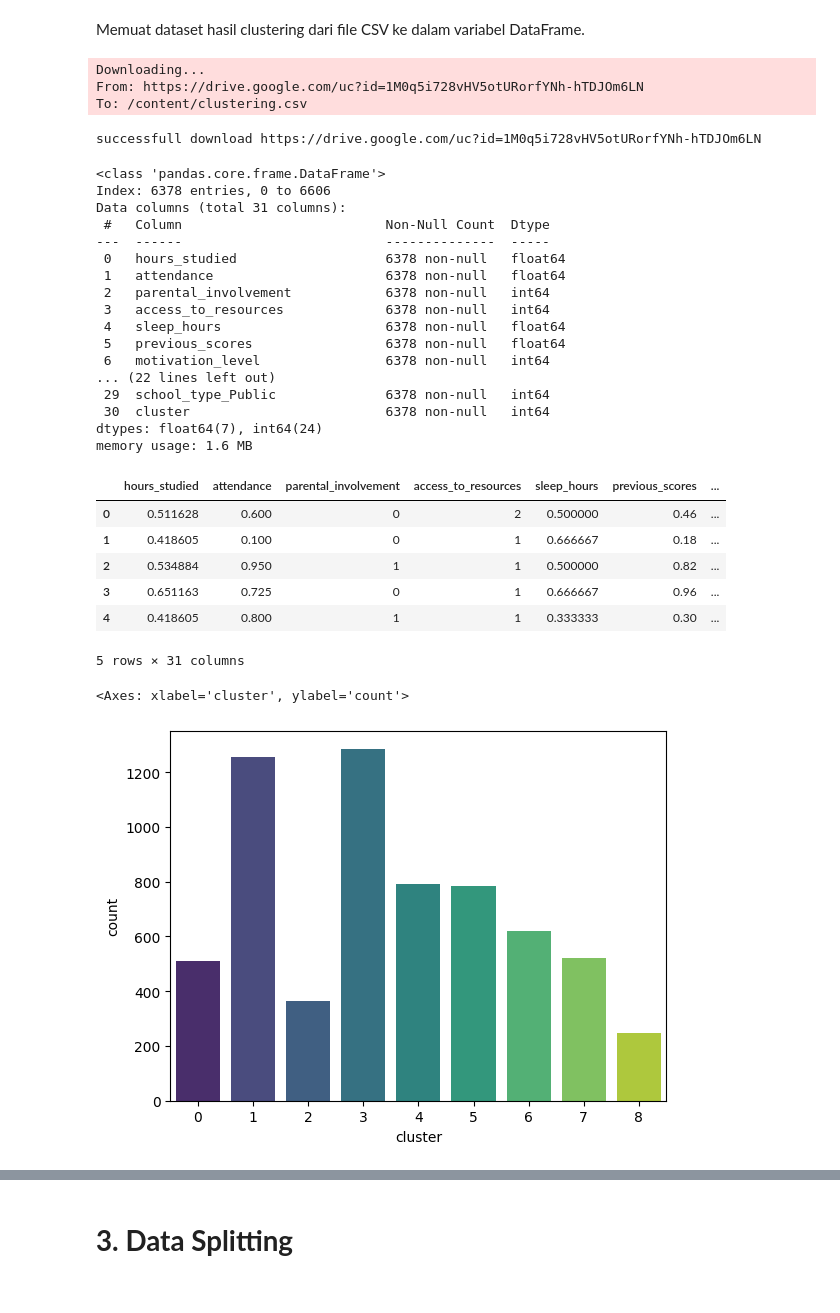
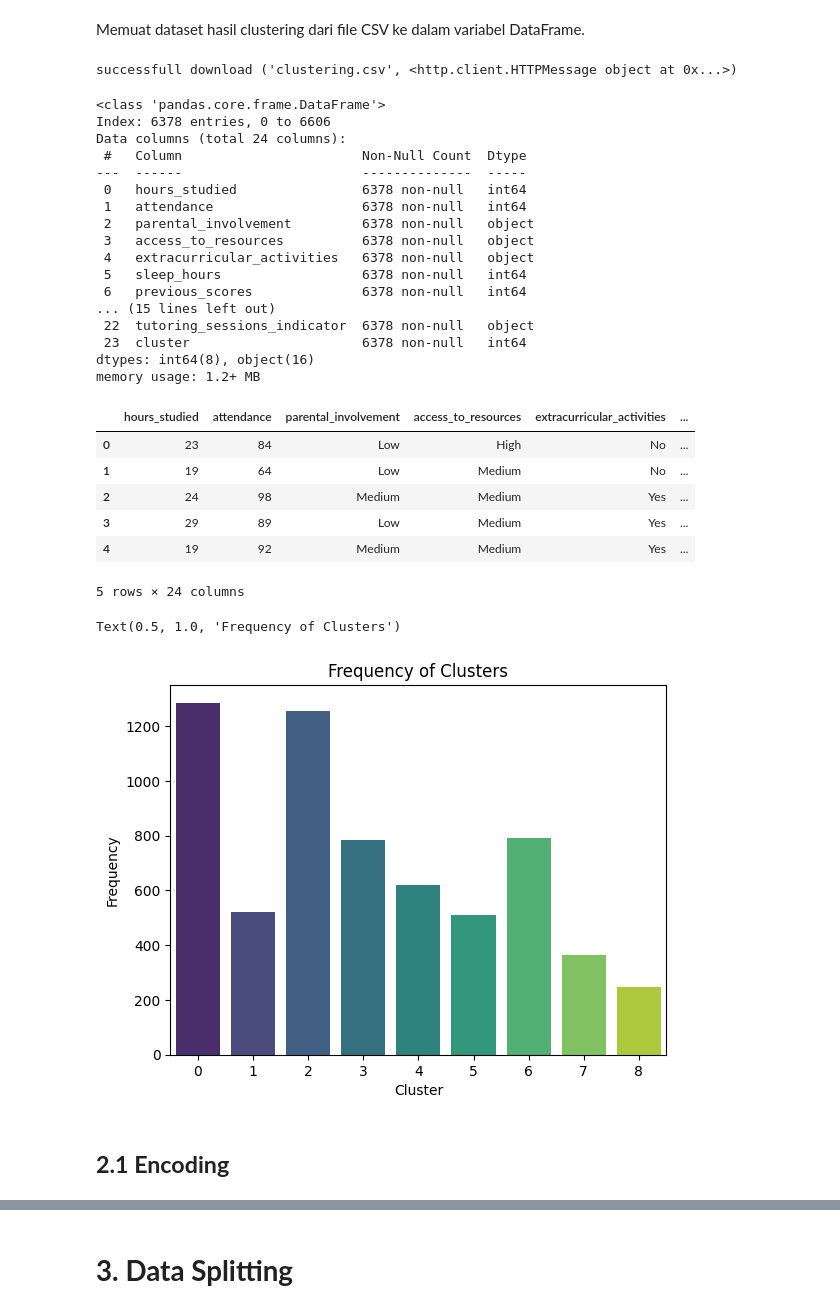
Before and after one commit to sayid-alt/student-performance-factor-analysis, a Jupyter notebook: [Klasifikasi]_Submission_Akhir_BMLP_Sayid_Muhammad_Heykal.ipynb, the cells around one changed output, grey strips where cells are left out. Cells and saved outputs as stored; diff of their text form; code cells hidden in the pictures.

Commit message:
Use decision tree model for unscaling dataset

```diff
--- a/[Klasifikasi]_Submission_Akhir_BMLP_Sayid_Muhammad_Heykal.ipynb
+++ b/[Klasifikasi]_Submission_Akhir_BMLP_Sayid_Muhammad_Heykal.ipynb
@@ -30,56 +33,54 @@ from sklearn.model_selection import GridSearchCV, RandomizedSearchCV, learning_c
 # %% [markdown]
 Memuat dataset hasil clustering dari file CSV ke dalam variabel DataFrame.
 # %%
-DRIVE_LINK = 'https://drive.google.com/file/d/1M0q5i728vHV5otURorfYNh-hTDJOm6LN/view?usp=sharing'
-def fetch_clustered_data(drive_link=DRIVE_LINK):
-  drive_link = drive_link
-  file_id = drive_link.split('/')[-2]
-  download_link = f'https://drive.google.com/uc?id={file_id}'
+RAW_FILE = 'https://raw.githubusercontent.com/sayid-alt/student-performance-factor-analysis/refs/heads/main/datasets/data-labeled.csv'
 
-  gdown.download(download_link, 'clustering.csv')
+def fetch_clustered_data(link=RAW_FILE):
+  download_link = urllib.request.urlretrieve(link, 'clustering.csv')
   print(f'\nsuccessfull download {download_link}')
-
   df = pd.read_csv('clustering.csv', encoding='utf-8', index_col=0)
   return df
 # %%
 df_clustered = fetch_clustered_data()
 # %% [output]
-Downloading...
-From: https://drive.google.com/uc?id=1M0q5i728vHV5otURorfYNh-hTDJOm6LN
-To: /content/clustering.csv
+successfull download ('clustering.csv', <http.client.HTTPMessage object at 0x...>)
-successfull download https://drive.google.com/uc?id=1M0q5i728vHV5otURorfYNh-hTDJOm6LN
 # %%
 df_clustered.info()
 # %% [output]
 <class 'pandas.core.frame.DataFrame'>
 Index: 6378 entries, 0 to 6606
-Data columns (total 31 columns):
- #   Column                          Non-Null Count  Dtype
----  ------                          --------------  -----
- 0   hours_studied                   6378 non-null   float64
- 1   attendance                      6378 non-null   float64
- 2   parental_involvement            6378 non-null   int64
- 3   access_to_resources             6378 non-null   int64
- 4   sleep_hours                     6378 non-null   float64
- 5   previous_scores                 6378 non-null   float64
- 6   motivation_level                6378 non-null   int64
-... (22 lines left out)
- 29  school_type_Public              6378 non-null   int64
- 30  cluster                         6378 non-null   int64
-dtypes: float64(7), int64(24)
-memory usage: 1.6 MB
+Data columns (total 24 columns):
+ #   Column                       Non-Null Count  Dtype
+---  ------                       --------------  -----
+ 0   hours_studied                6378 non-null   int64
+ 1   attendance                   6378 non-null   int64
+ 2   parental_involvement         6378 non-null   object
+ 3   access_to_resources          6378 non-null   object
+ 4   extracurricular_activities   6378 non-null   object
+ 5   sleep_hours                  6378 non-null   int64
+ 6   previous_scores              6378 non-null   int64
+... (15 lines left out)
+ 22  tutoring_sessions_indicator  6378 non-null   object
+ 23  cluster                      6378 non-null   int64
+dtypes: int64(8), object(16)
+memory usage: 1.2+ MB
 # %%
 df_clustered.head()
 # %% [output]
-|  | hours_studied | attendance | parental_involvement | access_to_resources | sleep_hours | previous_scores | ... |
-| 0 | 0.511628 | 0.600 | 0 | 2 | 0.500000 | 0.46 | ... |
-| 1 | 0.418605 | 0.100 | 0 | 1 | 0.666667 | 0.18 | ... |
-| 2 | 0.534884 | 0.950 | 1 | 1 | 0.500000 | 0.82 | ... |
-| 3 | 0.651163 | 0.725 | 0 | 1 | 0.666667 | 0.96 | ... |
-| 4 | 0.418605 | 0.800 | 1 | 1 | 0.333333 | 0.30 | ... |
+|  | hours_studied | attendance | parental_involvement | access_to_resources | extracurricular_activities | ... |
+| 0 | 23 | 84 | Low | High | No | ... |
+| 1 | 19 | 64 | Low | Medium | No | ... |
+| 2 | 24 | 98 | Medium | Medium | Yes | ... |
+| 3 | 29 | 89 | Low | Medium | Yes | ... |
+| 4 | 19 | 92 | Medium | Medium | Yes | ... |
-5 rows × 31 columns
+5 rows × 24 columns
 # %%
 sns.countplot(x='cluster', data=df_clustered, palette='viridis')
+plt.xlabel('Cluster')
+plt.ylabel('Frequency')
+plt.title('Frequency of Clusters')
 # %% [output]
-<Axes: xlabel='cluster', ylabel='count'>
+Text(0.5, 1.0, 'Frequency of Clusters')
-[figure, old version]
+[figure, new version]
+# %% [markdown]
+## **2.1 Encoding**
```
Also changed, not shown: parts of 13 cells of this notebook.
